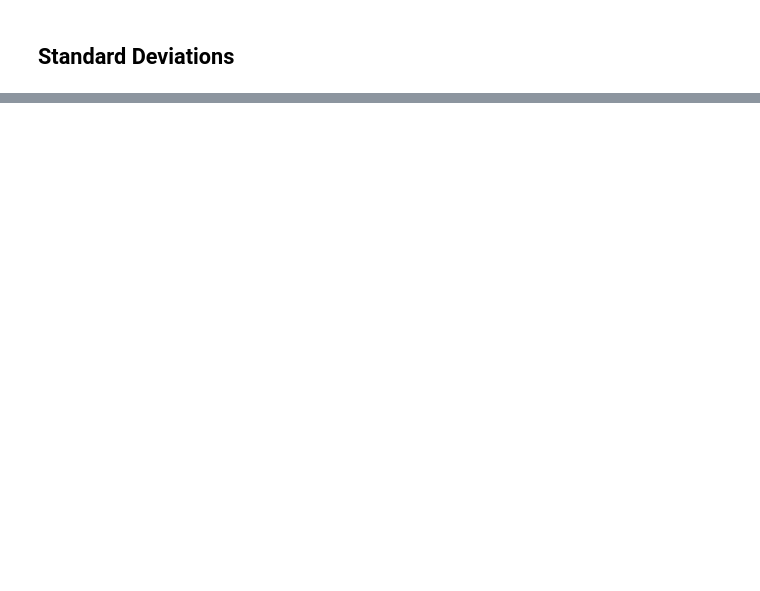
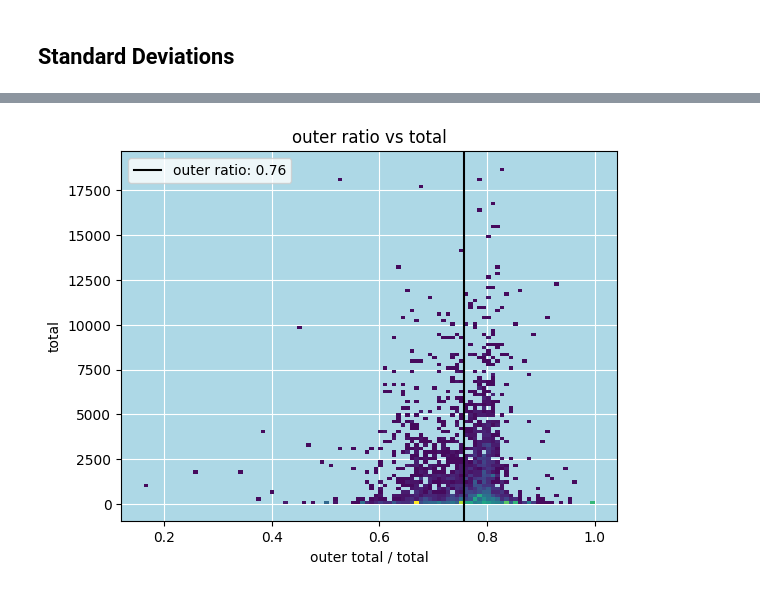
Before and after one commit to dobsonco/Detectors, a Jupyter notebook: processing.ipynb, the cells around one changed output, grey strips where cells are left out. Cells and saved outputs as stored; diff of their text form; code cells hidden in the pictures; blank space fills up the shorter version.

```diff
--- a/processing.ipynb
+++ b/processing.ipynb
@@ -42,13 +186,0 @@ for key in dataframes.keys():
-# %%
-for key in dataframes.keys():
-    tmp = np.zeros_like(dataframes[key]['vx']).astype(int)
-    original_len = len(tmp)
-    for i in range(nx * ny):
-        col = f'photons{i}'
-        tmp += dataframes[key][col] > 0
-
-    ONEDETECTION = tmp == 1
-    dataframes[key]["ONEDETECTION"] = ONEDETECTION
-
-    NOTENOUGH = ~np.logical_and(~ONEDETECTION,dataframes[key]['total'] < 5)
-    dataframes[key] = dataframes[key][NOTENOUGH]
@@ -370,0 +212,54 @@ print(sum(df['total']))
+# %%
+n = 4 * 4
+rep = {-1:0}
+df = pd.read_csv(f"neutron5cm_2cmSciFull_Coupled.csv")
+df['total'] = np.zeros_like(df['vx']).astype(int)
+original_len = len(df['vx'])
+for i in range(n):
+    col = f'photons{i}'
+    df[col] = df[col].replace(rep)
+    df['total'] += df[col]
+
+#print(f'2cm Sci Perfect Efficiency: {round(sum(df['total'] > 0)/original_len * 100,ndigits=2)}%')
+
+df = df[df['total'] > 5]
+
+left_dropnames = [] # Columns to drop to get left subset
+up_dropnames = [] # Columns to drop to get up subset
+outer_dropnames = []
+nx = 4
+ny = 4
+num = 0
+for i in range(nx):
+    for j in range(ny):
+        if (i < nx-1) and (i > 0) and (j > 0) and (j < ny-1):
+            outer_dropnames.append(f"photons{num}")
+            outer_dropnames.append(f"ypos{num}")
+            outer_dropnames.append(f"xpos{num}")
+
+        num += 1
+
+outer = df.drop(outer_dropnames,axis=1)
+outer['total'] = np.zeros_like(outer['vx'])
+
+for i in range(n):
+    try:
+        outer['total'] += outer[f'photons{i}']
+    except:
+        pass
+
+fig,ax = plt.subplots(1,1)
+sns.histplot(y=df['total'],x=outer['total']/df['total'],bins=100,cmap='viridis')
+plt.axvline(x=np.mean(outer['total']/df['total']),c='black',label=f'outer ratio: {round(np.mean(outer['total']/df['total']),ndigits=2)}')
+plt.title('outer ratio vs total')
+plt.xlabel('outer total / total')
+plt.ylabel('total')
+plt.legend()
+ax.set_facecolor('#ADD8E6')
+ax.set_axisbelow(True)
+ax.yaxis.grid(color='white', linestyle='-')
+ax.xaxis.grid(color='white', linestyle='-')
+
+plt.savefig('outer_ratio.jpg',dpi=300)
+# %% [output]
+[figure, added]
```
Also changed, not shown: parts of 23 cells of this notebook, 3 other files.
